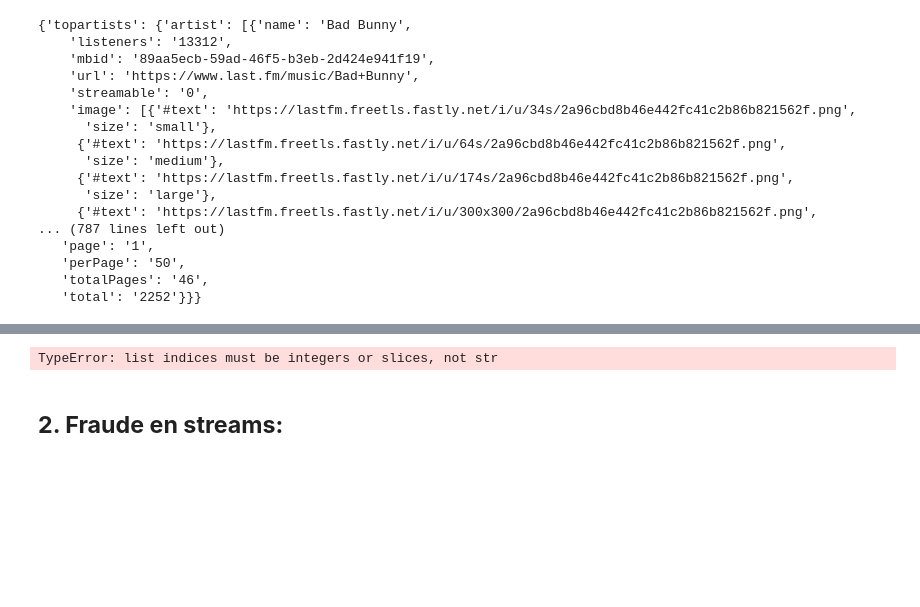
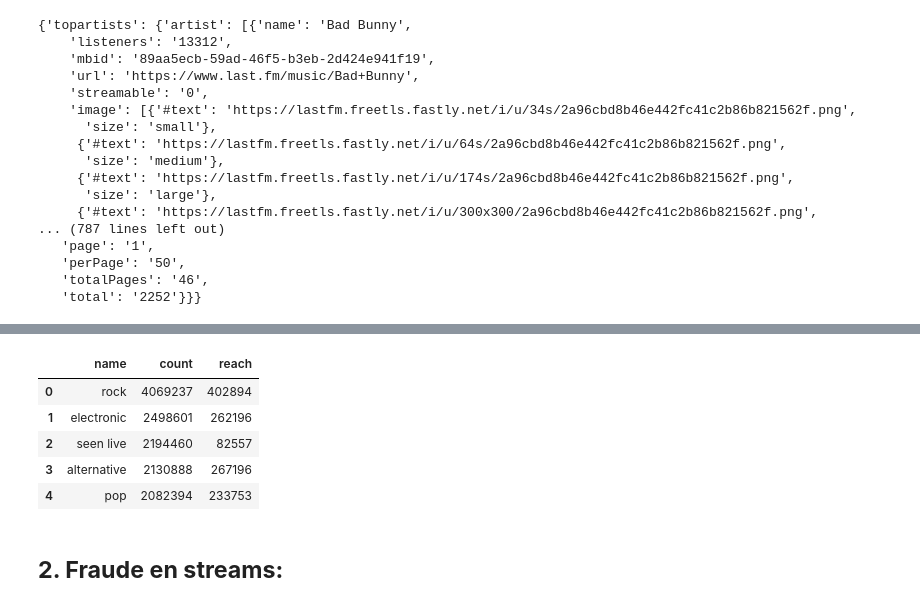
Before and after one commit to 4GeeksAcademy/ProyectoFinal23, a Jupyter notebook: src/Recolectar_Data.ipynb, the cells around one changed output, grey strips where cells are left out. Drawn from its saved outputs; the diff is of its cells as text; code cells hidden in the pictures; blank space fills up the shorter version.

```diff
--- a/src/Recolectar_Data.ipynb
+++ b/src/Recolectar_Data.ipynb
@@ -352,9 +369,14 @@ get_trending_tags(api_key)
 # %%
 ret_generes = get_trending_tags(api_key)
-top_generes = pd.DataFrame([ret_generes['name']['count']['reach']])
+top_generes = pd.DataFrame(ret_generes)[['name', 'count', 'reach']]
 top_generes.head()
 # %% [output]
-TypeError: list indices must be integers or slices, not str
+|  | name | count | reach |
+| 0 | rock | 4069237 | 402894 |
+| 1 | electronic | 2498601 | 262196 |
+| 2 | seen live | 2194460 | 82557 |
+| 3 | alternative | 2130888 | 267196 |
+| 4 | pop | 2082394 | 233753 |
 # %% [markdown]
 ## **2. Fraude en streams:**
 # %% [markdown]
```
Also changed, not shown: parts of 17 cells of this notebook.
